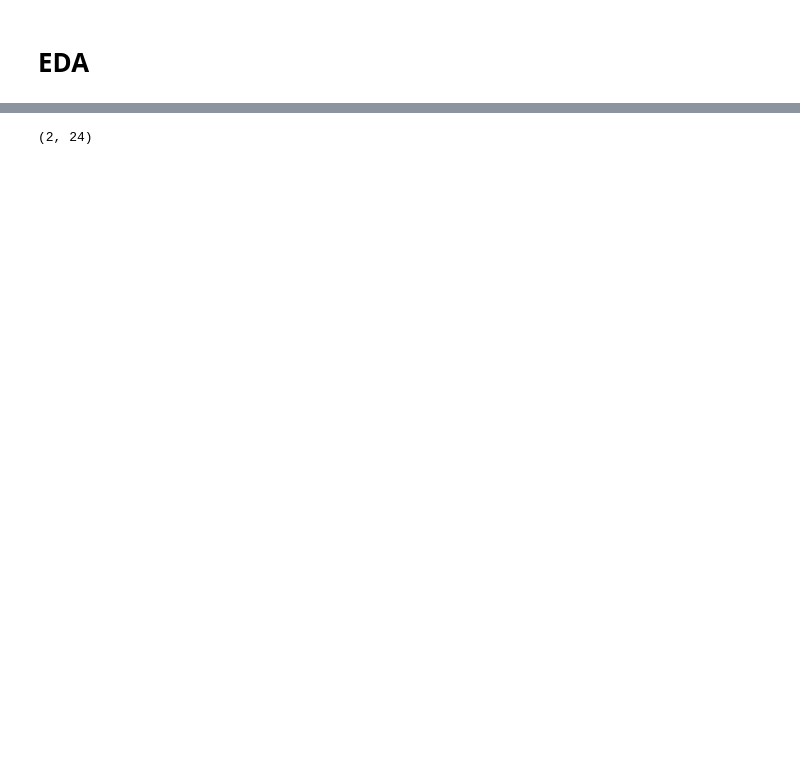
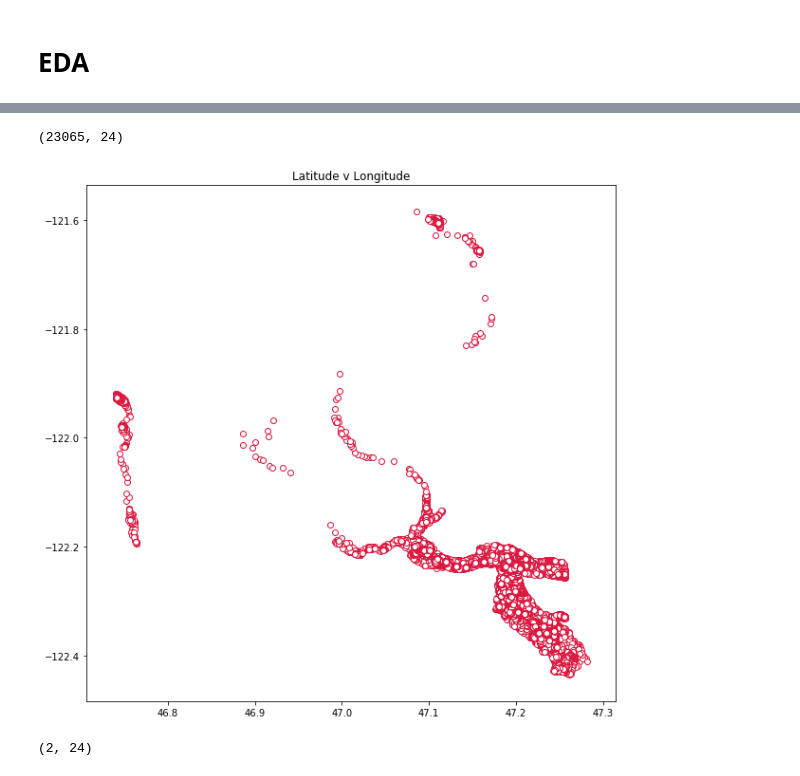
Before and after one commit to dsteffan/mount_rainier_disaster_estimate, a Jupyter notebook: code/lat_long_coordinates.ipynb, the cells around one changed output, grey strips where cells are left out. Cells and saved outputs as stored; diff of their text form; code cells hidden in the pictures; blank space fills up the shorter version.

```diff
--- a/code/lat_long_coordinates.ipynb
+++ b/code/lat_long_coordinates.ipynb
@@ -224,11 +339,18 @@ plt.title('Latitude v Longitude');
 # %%
-#case 1 is the only one with information
-#mask case 1 to plot
-case3 = data[data['CASE_3'] ==True]
-case3.shape
+#mask case 2 to plot
+case2 = data[data['CASE_2'] ==True]
+case2.shape
 # %% [output]
-(2, 24)
+(23065, 24)
 # %%
-#plt.figure(figsize=(10, 10))
-#plt.scatter(case3['Latitude'], case3['Longitude'], c='w', edgecolor ='yk')
-#plt.title('Latitude v Longitude');
+plt.figure(figsize=(10, 10))
+plt.scatter(case2['Latitude'], case2['Longitude'], c='w', edgecolor ='crimson')
+plt.title('Latitude v Longitude');
+# %% [output]
+[figure, added]
+# %%
+# case 3 has very few observations
+case3 = data[data['CASE_3'] ==True]
+case3.shape
+# %% [output]
+(2, 24)
```
Also changed, not shown: parts of 41 cells of this notebook, 1 other file.
